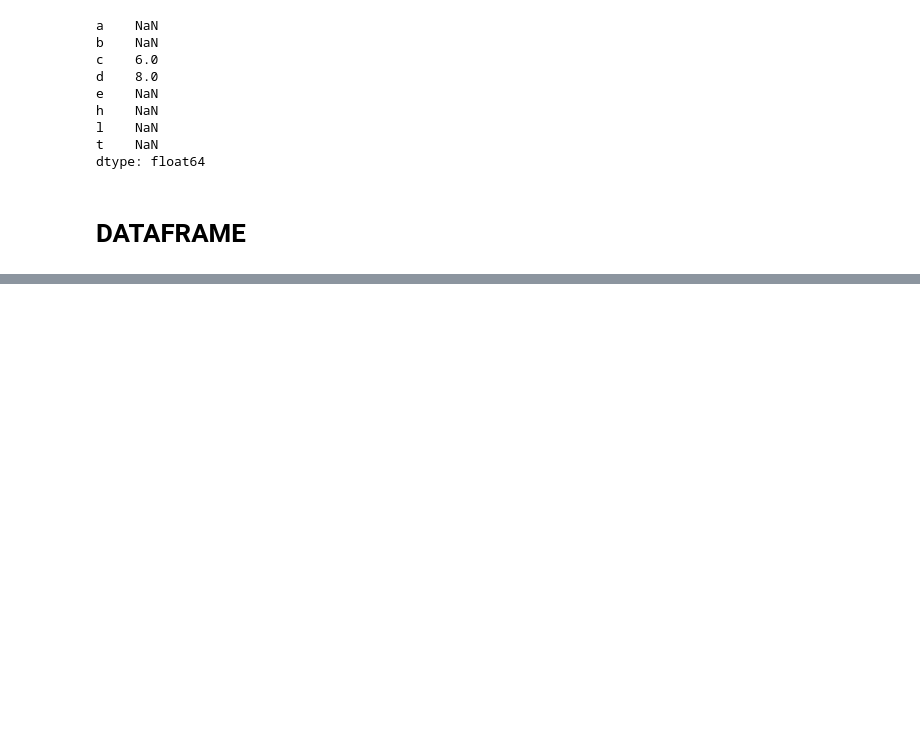
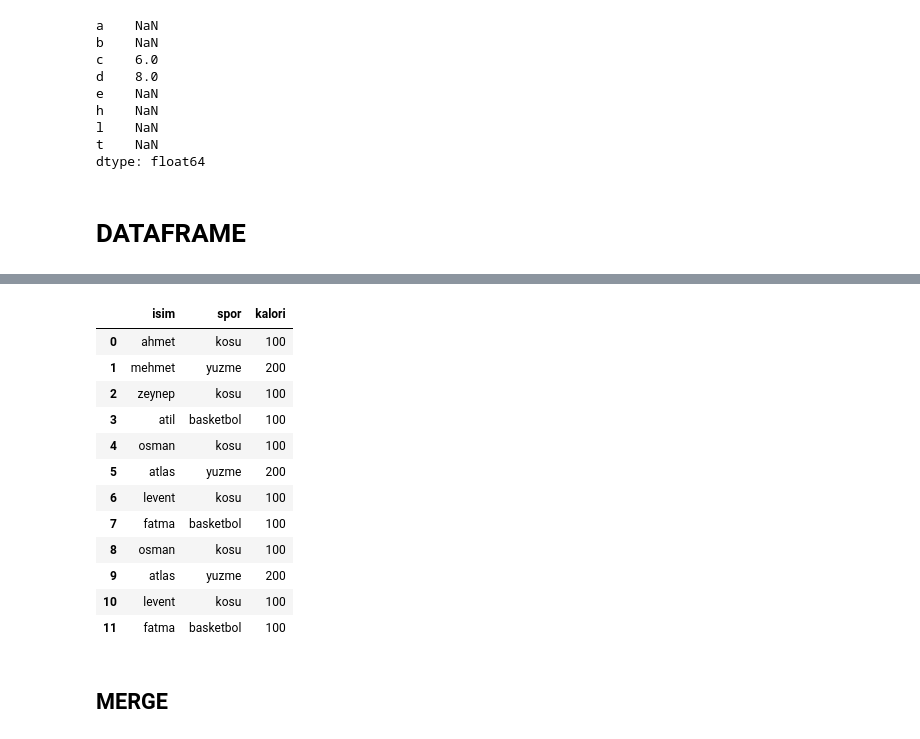
Before and after one commit to emreaytas/PYTHON2, a Jupyter notebook: PANDAS/pandasTensorflow.ipynb, the cells around one changed output, grey strips where cells are left out. Cells and saved outputs as stored; diff of their text form; code cells hidden in the pictures; blank space fills up the shorter version.

```diff
--- a/PANDAS/pandasTensorflow.ipynb
+++ b/PANDAS/pandasTensorflow.ipynb
@@ -77,0 +375,34 @@ dtype: float64
+# %%
+sozluk1 = {"isim":["ahmet","mehmet","zeynep","atil"]
+          ,
+         "spor":["kosu","yuzme","kosu","basketbol"],
+          "kalori":[100,200,100,100]}
+data11 = pd.DataFrame(sozluk1,index=[0,1,2,3])
+sozluk2 = {"isim":["osman","atlas","levent","fatma"]
+          ,
+         "spor":["kosu","yuzme","kosu","basketbol"],
+          "kalori":[100,200,100,100]}
+data12 = pd.DataFrame(sozluk2,index = [4,5,6,7])
+sozluk3 = {"isim":["ayse","mahmut","duygu","nur"]
+          ,
+         "spor":["kosu","yuzme","badminton","tenis"],
+          "kalori":[100,200,100,100]}
+data13 = pd.DataFrame(sozluk2,index = [8,9,10,11])
+# %%
+pd.concat([data11,data12,data13]) # bir liste içerisinde dataFrameleri vereceğiz. axis = 1 dersek eğer o zaman satır indexlemesine göre dataframeleri yan yana koyar... ve eğer axis belirtmezsek axis = 0 kabul edilir dataframeler alt alta dizilir. sutuna göre.
+# %% [output]
+|  | isim | spor | kalori |
+| 0 | ahmet | kosu | 100 |
+| 1 | mehmet | yuzme | 200 |
+| 2 | zeynep | kosu | 100 |
+| 3 | atil | basketbol | 100 |
+| 4 | osman | kosu | 100 |
+| 5 | atlas | yuzme | 200 |
+| 6 | levent | kosu | 100 |
+| 7 | fatma | basketbol | 100 |
+| 8 | osman | kosu | 100 |
+| 9 | atlas | yuzme | 200 |
+| 10 | levent | kosu | 100 |
+| 11 | fatma | basketbol | 100 |
+# %% [markdown]
+## MERGE
```
Also changed, not shown: parts of 54 cells of this notebook.
